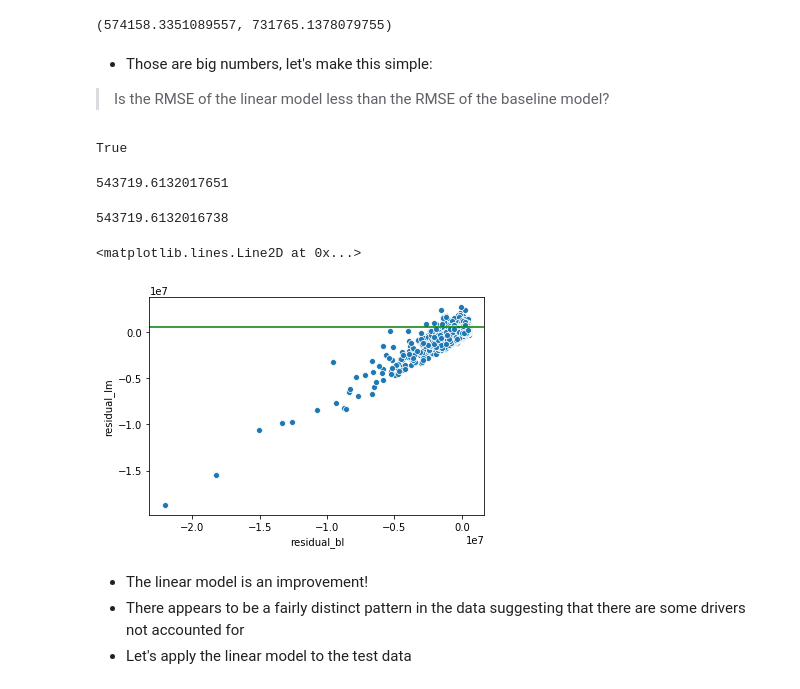
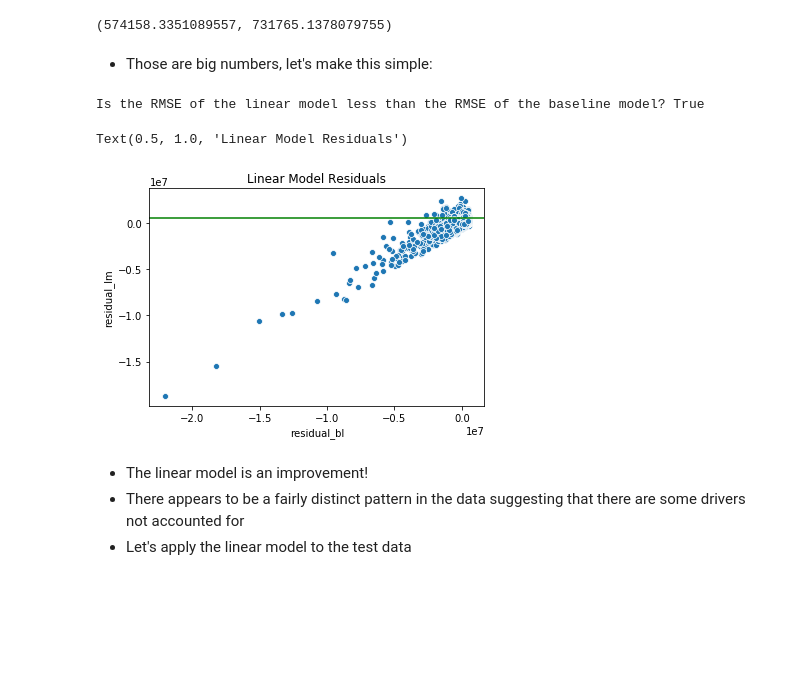
Before and after one commit to JadaShipp/ds-methodologies-exercises, a Jupyter notebook: project/zillow_final_project.ipynb, the cells around one changed output. Saved outputs shown, nothing was run; the diff lists cells and outputs as text; code cells hidden in the pictures; blank space fills up the shorter version.

```diff
--- a/project/zillow_final_project.ipynb
+++ b/project/zillow_final_project.ipynb
@@ -348,26 +348,17 @@ RMSE_bl = sqrt(mse_bl)
 (574158.3351089557, 731765.1378079755)
 # %% [markdown]
 - Those are big numbers, let's make this simple:
-> Is the RMSE of the linear model less than the RMSE of the baseline model?
-# %%
-RMSE < RMSE_bl
-# %% [output]
-True
-# %%
-model_df.yhat_bl.mean()
-# %% [output]
-543719.6132017651
-# %%
-model_df.linear_predictions.mean()
-# %% [output]
-543719.6132016738
+# %%
+print(f'Is the RMSE of the linear model less than the RMSE of the baseline model? {RMSE < RMSE_bl}')
+# %% [output]
+Is the RMSE of the linear model less than the RMSE of the baseline model? True
 # %%
 graph = sns.scatterplot(model_df.residual_bl, model_df.residual_lm,)
 graph.axhline(543719.6132017651, color = 'green')
-# plt.hlines(0, model_df.actual.min(), model_df.actual.max(), ls=':')
+plt.title('Linear Model Residuals')
 # %% [output]
-<matplotlib.lines.Line2D at 0x...>
+Text(0.5, 1.0, 'Linear Model Residuals')
-[figure, old version]
+[figure, new version]
 # %% [markdown]
 - The linear model is an improvement!
 - There appears to be a fairly distinct pattern in the data suggesting that there are some drivers not accounted for
```
Also changed, not shown: parts of 1 cell of this notebook, 2 other files.
